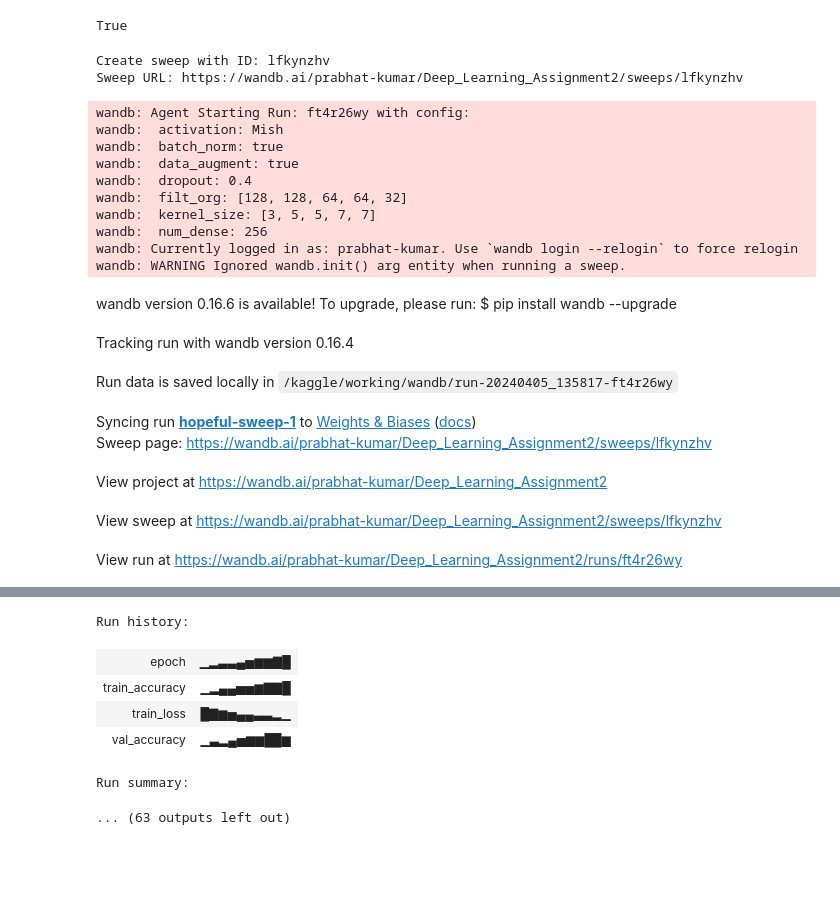
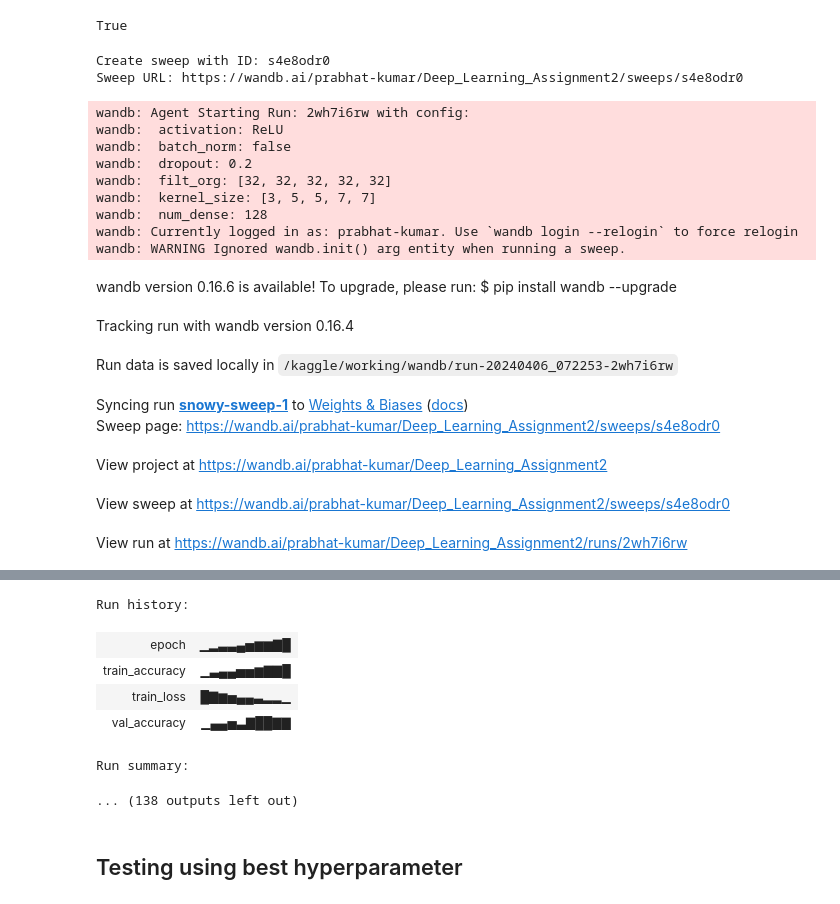
Before and after one commit to ma23m017/CS6910-Deep-Learning-2, a Jupyter notebook: deep-learning-assignment-2.ipynb, the cells around one changed output, grey strips where cells are left out. Cells and saved outputs as stored; diff of their text form; code cells hidden in the pictures; blank space fills up the shorter version.

```diff
--- a/deep-learning-assignment-2.ipynb
+++ b/deep-learning-assignment-2.ipynb
@@ -158,8 +158,8 @@ wandb: Appending key for api.wandb.ai to your netrc file: /root/.netrc
 True
 # %%
 sweep_config = {
-    'method': 'random',
-    'name' : 'sweep test13',
+    'method': 'bayes',
+    'name' : 'sweep test15',
     'metric': {
       'name': 'val_accuracy',
       'goal': 'maximize'
@@ -187,8 +187,8 @@ sweep_config = {
 }
 sweep_id = wandb.sweep(sweep=sweep_config, project='Deep_Learning_Assignment2')
 # %% [output]
-Create sweep with ID: lfkynzhv
-Sweep URL: https://wandb.ai/prabhat-kumar/Deep_Learning_Assignment2/sweeps/lfkynzhv
+Create sweep with ID: s4e8odr0
+Sweep URL: https://wandb.ai/prabhat-kumar/Deep_Learning_Assignment2/sweeps/s4e8odr0
 # %%
 def main():
     '''
@@ -201,7 +201,7 @@ def main():
 
     with wandb.init(entity = 'prabhat-kumar') as run:
 
-        run_name="-act_"+wandb.config.activation+"-ks"+str(wandb.config.kernel_size)+'-da'+wandb.config.data_augment+'-nd'+str(wandb.config.num_dense)
+        run_name="-act_"+wandb.config.activation+"-ks"+str(wandb.config.kernel_size)+'-nd'+str(wandb.config.num_dense)
         wandb.run.name=run_name
 #         actv = get_activation(wandb.config.activation)
         model = FlexibleCNN(num_classes=10, in_channels=3, conv_filters=wandb.config.filt_org,
@@ -278,25 +278,24 @@ def main():
 
         print('Finished Training')
 
-wandb.agent(sweep_id, function=main,count=5) # calls main function for count number of times.
+wandb.agent(sweep_id, function=main,count=10) # calls main function for count number of times.
 wandb.finish()
 # %% [output]
-wandb: Agent Starting Run: ft4r26wy with config:
-wandb:  activation: Mish
-wandb:  batch_norm: true
-wandb:  data_augment: true
-wandb:  dropout: 0.4
-wandb:  filt_org: [128, 128, 64, 64, 32]
+wandb: Agent Starting Run: 2wh7i6rw with config:
+wandb:  activation: ReLU
+wandb:  batch_norm: false
+wandb:  dropout: 0.2
+wandb:  filt_org: [32, 32, 32, 32, 32]
 wandb:  kernel_size: [3, 5, 5, 7, 7]
-wandb:  num_dense: 256
+wandb:  num_dense: 128
 wandb: Currently logged in as: prabhat-kumar. Use `wandb login --relogin` to force relogin
 wandb: WARNING Ignored wandb.init() arg entity when running a sweep.
 wandb version 0.16.6 is available! To upgrade, please run: $ pip install wandb --upgrade
 Tracking run with wandb version 0.16.4
-Run data is saved locally in /kaggle/working/wandb/run-20240405_135817-ft4r26wy
+Run data is saved locally in /kaggle/working/wandb/run-20240406_072253-2wh7i6rw
-Syncing run hopeful-sweep-1 to Weights & Biases (docs)
-Sweep page: https://wandb.ai/prabhat-kumar/Deep_Learning_Assignment2/sweeps/lfkynzhv
+Syncing run snowy-sweep-1 to Weights & Biases (docs)
+Sweep page: https://wandb.ai/prabhat-kumar/Deep_Learning_Assignment2/sweeps/s4e8odr0
 View project at https://wandb.ai/prabhat-kumar/Deep_Learning_Assignment2
-View sweep at https://wandb.ai/prabhat-kumar/Deep_Learning_Assignment2/sweeps/lfkynzhv
+View sweep at https://wandb.ai/prabhat-kumar/Deep_Learning_Assignment2/sweeps/s4e8odr0
-View run at https://wandb.ai/prabhat-kumar/Deep_Learning_Assignment2/runs/ft4r26wy
+View run at https://wandb.ai/prabhat-kumar/Deep_Learning_Assignment2/runs/2wh7i6rw
 1.0
@@ -318,8 +317,10 @@ Epoch [10/10], Validation Accuracy: 32.90%
 Finished Training
 Run history:
 | epoch | ▁▂▃▃▄▅▆▆▇█ |
-| train_accuracy | ▁▂▄▄▅▅▆▇▇█ |
-| train_loss | █▇▆▅▄▄▃▃▂▁ |
-| val_accuracy | ▁▃▂▄▅▆▆██▆ |
+| train_accuracy | ▁▃▄▄▅▅▆▇▇█ |
+| train_loss | █▇▆▅▄▄▃▂▂▁ |
+| val_accuracy | ▁▄▄▅▃▇██▇▇ |
 Run summary:
-... (63 outputs left out)
+... (138 outputs left out)
+# %% [markdown]
+## Testing using best hyperparameter
```
Also changed, not shown: parts of 1 cell of this notebook.
